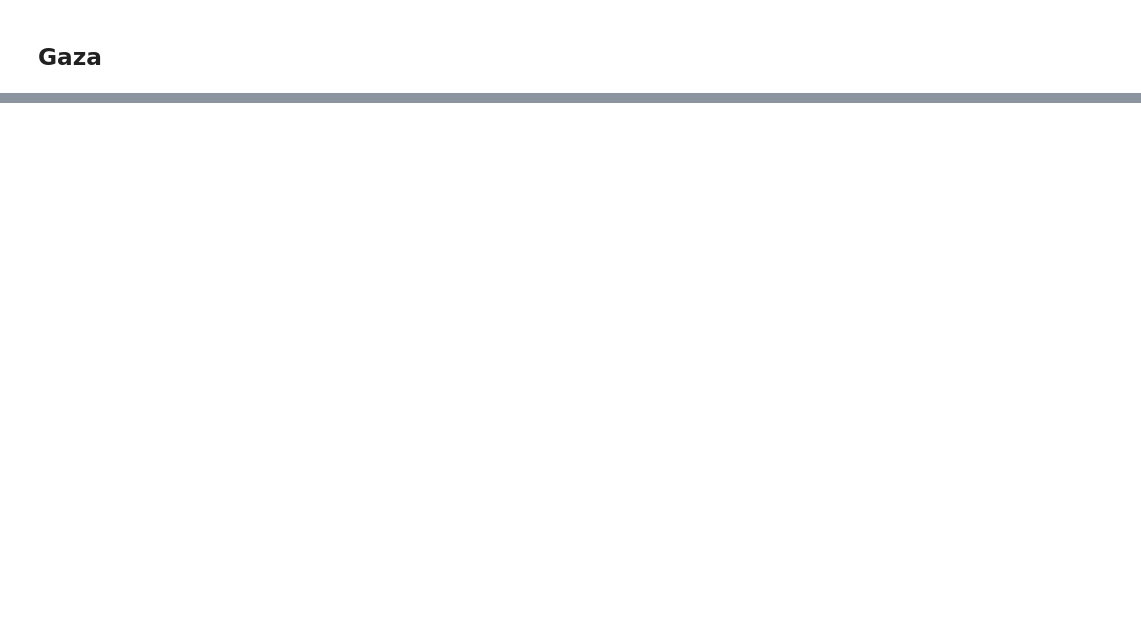
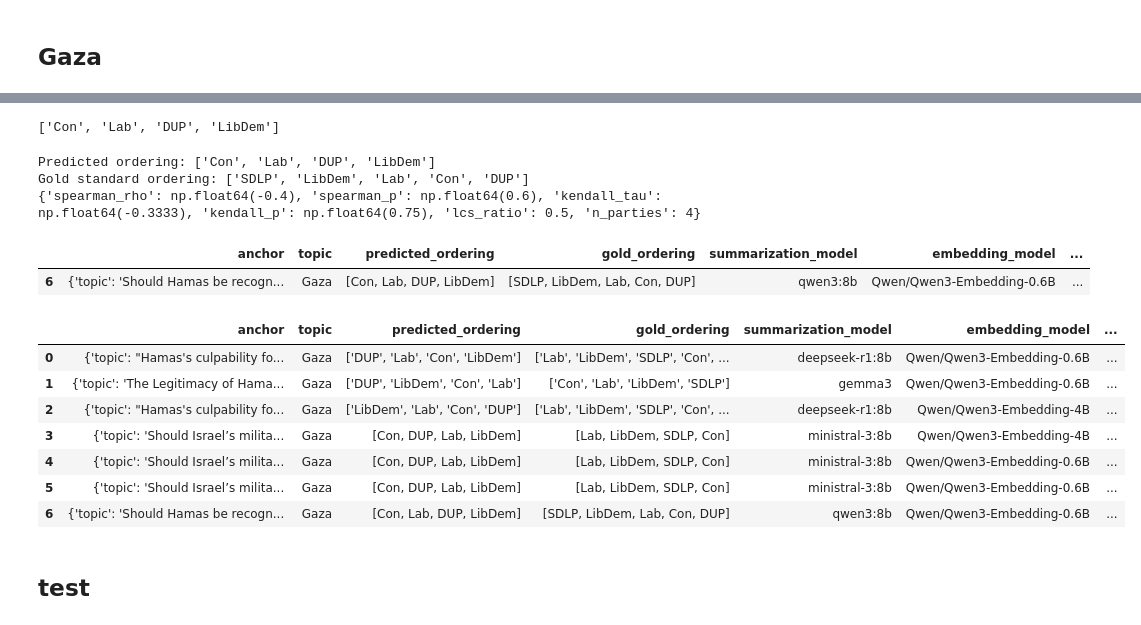
Before and after one commit to fedefraschio/stance-detection-uk-parliament, a Jupyter notebook: notebooks/stance_detection.ipynb, the cells around one changed output, grey strips where cells are left out. Cells and saved outputs as stored; diff of their text form; code cells hidden in the pictures; blank space fills up the shorter version.

```diff
--- a/notebooks/stance_detection.ipynb
+++ b/notebooks/stance_detection.ipynb
@@ -148,0 +241,16 @@ politician_stance(summarizations=summarizations, name="Christopher Huhne")
+# %%
+# results_df=pd.DataFrame(columns=[
+#     'anchor',
+#     'topic',
+#     'predicted_ordering',
+#     'gold_ordering',
+#     'summarization_model',
+#     'embedding_model',
+#     'external_model',
+#     'kendall_tau',
+#     'spearman_rho',
+#     'kendall_p',
+#     'spearman_p',
+#     'lcs_ratio',])
+
+results_df=pd.read_csv('./../data/processed/evaluation_results.csv')
@@ -741,0 +367,10 @@ Gold standard ordering: ['Con', 'LibDem', 'SNP', 'UKIP', 'GPEW', 'Lab']
+# %%
+party_order = (
+            speaker_df.groupby('party')['controversy_score']
+            .mean()
+            .sort_values()
+            .index.tolist()
+        )
+party_order
+# %% [output]
+['Con', 'Lab', 'DUP', 'LibDem']
@@ -741,0 +381,37 @@ Gold standard ordering: ['Con', 'LibDem', 'SNP', 'UKIP', 'GPEW', 'Lab']
+# %%
+# evaluation of the ordering of parties along the controversy axis
+#get unique party labels in the speaker_df
+
+party_order = (
+            speaker_df.groupby('party')['controversy_score']
+            .mean()
+            .sort_values()
+            .index.tolist()
+        )
+
+print("Predicted ordering:", party_order)
+print("Gold standard ordering:", gold_ordering)
+
+metrics = uk.evaluate_ordering(pred_ordering=party_order, gold_ordering=gold_ordering)
+print(metrics)
+# %% [output]
+Predicted ordering: ['Con', 'Lab', 'DUP', 'LibDem']
+Gold standard ordering: ['SDLP', 'LibDem', 'Lab', 'Con', 'DUP']
+{'spearman_rho': np.float64(-0.4), 'spearman_p': np.float64(0.6), 'kendall_tau': np.float64(-0.3333), 'kendall_p': np.float64(0.75), 'lcs_ratio': 0.5, 'n_parties': 4}
+# %%
+add_result(
+    df=results_df,
+    anchor=chosen_anchor,
+    topic=topic,
+    predicted_ordering=party_order,
+    gold_ordering=gold_ordering,
+    summarization_model=summarization_model,
+    embedding_model=embedding_model,
+    external_model=ext_model,
+    kendall_tau=metrics['kendall_tau'],
+    spearman_rho=metrics['spearman_rho']
+)
+results_df.tail(1)
+# %% [output]
+|  | anchor | topic | predicted_ordering | gold_ordering | summarization_model | embedding_model | ... |
+| 6 | {'topic': 'Should Hamas be recogn... | Gaza | [Con, Lab, DUP, LibDem] | [SDLP, LibDem, Lab, Con, DUP] | qwen3:8b | Qwen/Qwen3-Embedding-0.6B | ... |
@@ -741,0 +420,13 @@ Gold standard ordering: ['Con', 'LibDem', 'SNP', 'UKIP', 'GPEW', 'Lab']
+# %%
+results_df
+# %% [output]
+|  | anchor | topic | predicted_ordering | gold_ordering | summarization_model | embedding_model | ... |
+| 0 | {'topic': "Hamas's culpability fo... | Gaza | ['DUP', 'Lab', 'Con', 'LibDem'] | ['Lab', 'LibDem', 'SDLP', 'Con', ... | deepseek-r1:8b | Qwen/Qwen3-Embedding-0.6B | ... |
+| 1 | {'topic': 'The Legitimacy of Hama... | Gaza | ['DUP', 'LibDem', 'Con', 'Lab'] | ['Con', 'Lab', 'LibDem', 'SDLP'] | gemma3 | Qwen/Qwen3-Embedding-0.6B | ... |
+| 2 | {'topic': "Hamas's culpability fo... | Gaza | ['LibDem', 'Lab', 'Con', 'DUP'] | ['Lab', 'LibDem', 'SDLP', 'Con', ... | deepseek-r1:8b | Qwen/Qwen3-Embedding-4B | ... |
+| 3 | {'topic': 'Should Israel’s milita... | Gaza | [Con, DUP, Lab, LibDem] | [Lab, LibDem, SDLP, Con] | ministral-3:8b | Qwen/Qwen3-Embedding-4B | ... |
+| 4 | {'topic': 'Should Israel’s milita... | Gaza | [Con, DUP, Lab, LibDem] | [Lab, LibDem, SDLP, Con] | ministral-3:8b | Qwen/Qwen3-Embedding-0.6B | ... |
+| 5 | {'topic': 'Should Israel’s milita... | Gaza | [Con, DUP, Lab, LibDem] | [Lab, LibDem, SDLP, Con] | ministral-3:8b | Qwen/Qwen3-Embedding-0.6B | ... |
+| 6 | {'topic': 'Should Hamas be recogn... | Gaza | [Con, Lab, DUP, LibDem] | [SDLP, LibDem, Lab, Con, DUP] | qwen3:8b | Qwen/Qwen3-Embedding-0.6B | ... |
+# %% [markdown]
+## test
```
Also changed, not shown: parts of 90 cells of this notebook, 24 other files.
